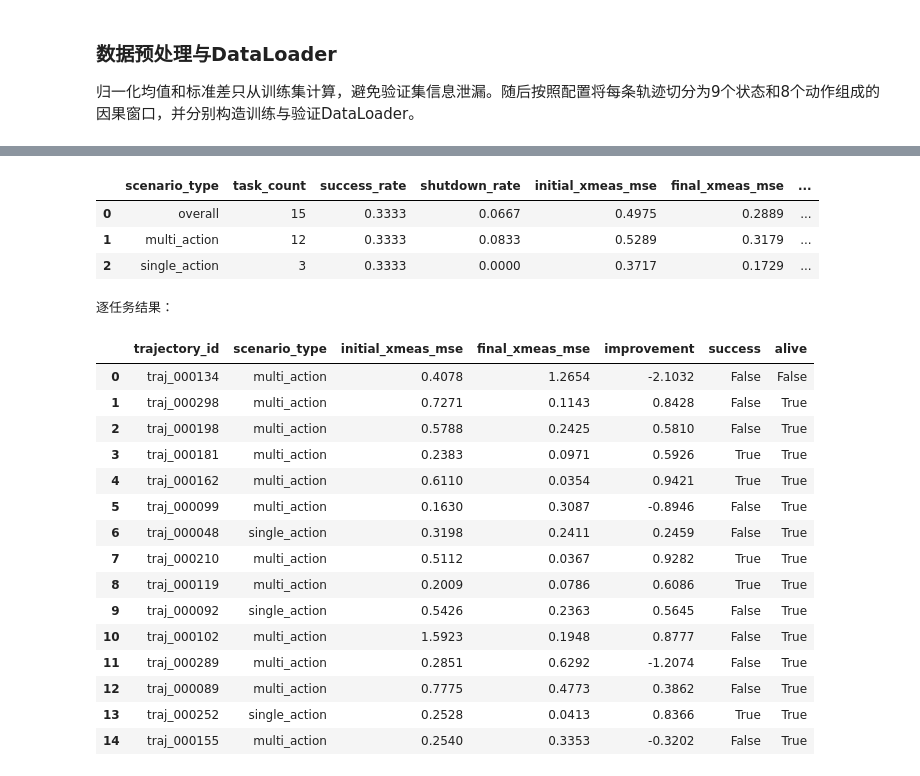
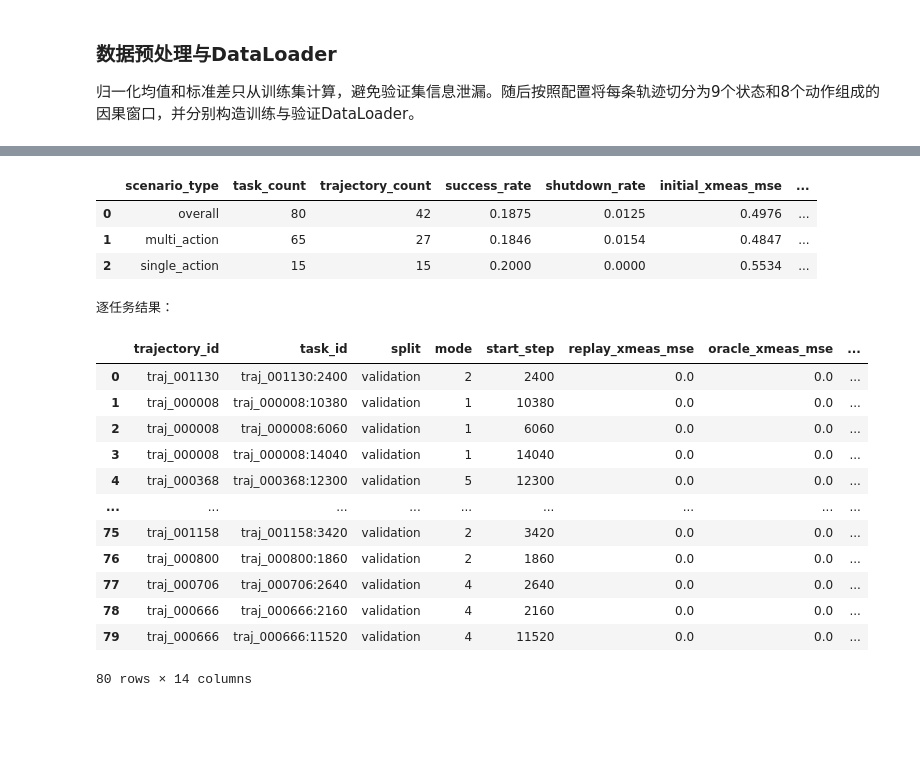
Before and after one commit to ShixiangLi/tepwm, a Jupyter notebook: tutorial/tep_tutorial.ipynb, the cells around one changed output, grey strips where cells are left out. Drawn from its saved outputs; the diff is of its cells as text; code cells hidden in the pictures; blank space fills up the shorter version.

```diff
--- a/tutorial/tep_tutorial.ipynb
+++ b/tutorial/tep_tutorial.ipynb
@@ -639,28 +569,30 @@ print(f"多步目标：{tuple(first_batch['rollout_targets'].shape)}")
 # %%
-# 自动使用全部可见GPU；多卡通过torchrun启动正式DDP训练。
-gpu_count = torch.cuda.device_count()
-print(f"可见GPU数量：{gpu_count}")
+# 多卡通过torchrun启动同一训练接口；TWM_GPUS可限制所用GPU。
+selected_gpus = os.environ.get("TWM_GPUS", "").strip()
+training_env = os.environ.copy()
+if selected_gpus:
+    gpu_ids = [item.strip() for item in selected_gpus.split(",") if item.strip()]
+    training_env["CUDA_VISIBLE_DEVICES"] = ",".join(gpu_ids)
+    gpu_count = len(gpu_ids)
+else:
+    gpu_count = torch.cuda.device_count()
 
+print(f"本次训练GPU数量：{gpu_count}")
 if gpu_count > 1:
     command = [
-        sys.executable,
-        "-m",
-        "torch.distributed.run",
-        "--standalone",
+        sys.executable, "-m", "torch.distributed.run", "--standalone",
         f"--nproc_per_node={gpu_count}",
         str(project_root / "scripts/train.py"),
-        "--config",
-        str(project_root / "configs/config.yaml"),
-        "--dataset-dir",
-        str(dataset_dir),
-        "--device",
-        "cuda",
+        "--config", str(project_root / "configs/config.yaml"),
+        "--dataset-dir", str(dataset_dir),
+        "--device", "cuda",
     ]
-    print(f"启动{gpu_count}卡DDP训练，全局批量大小：{gpu_count * training_config['batch_size']}")
-    subprocess.run(command, cwd=project_root, check=True)
-    training_result = None  # 检查点由DDP主进程写入配置目录。
+    effective_batch = (gpu_count * training_config['batch_size'] *
+                       training_config.get('gradient_accumulation_steps', 1))
+    print(f"启动DDP训练，有效全局批量大小：{effective_batch}")
+    subprocess.run(command, cwd=project_root, env=training_env, check=True)
+    training_result = None
 else:
-    # 单卡或CPU环境直接调用同一个训练接口。
     training_result = train_world_model(
         project_config,
         dataset_dir=dataset_dir,
@@ -754,12 +691,16 @@ plt.show()
 # %%
-# 批量执行测试任务，并统计整体及不同动作场景的成功率。
+# 只在验证集批量评估；调参完成后再单独运行一次测试集。
+planning_split = project_config["planning"]["validation_split"]
 planning_evaluation = evaluate_planning_tasks(
     checkpoint_path,
     dataset_dir,
     project_config,
+    split=planning_split,
     device=str(device),
 )
 
+print(f"数据划分：{planning_evaluation['split']}")
+print(f"任务筛选：{planning_evaluation['screening']}")
 print("规划评估汇总：")
 display(planning_evaluation["summary"].round(4))
 print("逐任务结果：")
@@ -768,25 +711,22 @@ display(planning_evaluation["per_task"].round(4))
 规划评估汇总：
-|  | scenario_type | task_count | success_rate | shutdown_rate | initial_xmeas_mse | final_xmeas_mse | ... |
-| 0 | overall | 15 | 0.3333 | 0.0667 | 0.4975 | 0.2889 | ... |
-| 1 | multi_action | 12 | 0.3333 | 0.0833 | 0.5289 | 0.3179 | ... |
-| 2 | single_action | 3 | 0.3333 | 0.0000 | 0.3717 | 0.1729 | ... |
+|  | scenario_type | task_count | trajectory_count | success_rate | shutdown_rate | initial_xmeas_mse | ... |
+| 0 | overall | 80 | 42 | 0.1875 | 0.0125 | 0.4976 | ... |
+| 1 | multi_action | 65 | 27 | 0.1846 | 0.0154 | 0.4847 | ... |
+| 2 | single_action | 15 | 15 | 0.2000 | 0.0000 | 0.5534 | ... |
 逐任务结果：
-|  | trajectory_id | scenario_type | initial_xmeas_mse | final_xmeas_mse | improvement | success | alive |
-| 0 | traj_000134 | multi_action | 0.4078 | 1.2654 | -2.1032 | False | False |
-| 1 | traj_000298 | multi_action | 0.7271 | 0.1143 | 0.8428 | False | True |
-| 2 | traj_000198 | multi_action | 0.5788 | 0.2425 | 0.5810 | False | True |
-| 3 | traj_000181 | multi_action | 0.2383 | 0.0971 | 0.5926 | True | True |
-| 4 | traj_000162 | multi_action | 0.6110 | 0.0354 | 0.9421 | True | True |
-| 5 | traj_000099 | multi_action | 0.1630 | 0.3087 | -0.8946 | False | True |
-| 6 | traj_000048 | single_action | 0.3198 | 0.2411 | 0.2459 | False | True |
-| 7 | traj_000210 | multi_action | 0.5112 | 0.0367 | 0.9282 | True | True |
-| 8 | traj_000119 | multi_action | 0.2009 | 0.0786 | 0.6086 | True | True |
-| 9 | traj_000092 | single_action | 0.5426 | 0.2363 | 0.5645 | False | True |
-| 10 | traj_000102 | multi_action | 1.5923 | 0.1948 | 0.8777 | False | True |
-| 11 | traj_000289 | multi_action | 0.2851 | 0.6292 | -1.2074 | False | True |
-| 12 | traj_000089 | multi_action | 0.7775 | 0.4773 | 0.3862 | False | True |
-| 13 | traj_000252 | single_action | 0.2528 | 0.0413 | 0.8366 | True | True |
-| 14 | traj_000155 | multi_action | 0.2540 | 0.3353 | -0.3202 | False | True |
+|  | trajectory_id | task_id | split | mode | start_step | replay_xmeas_mse | oracle_xmeas_mse | ... |
+| 0 | traj_001130 | traj_001130:2400 | validation | 2 | 2400 | 0.0 | 0.0 | ... |
+| 1 | traj_000008 | traj_000008:10380 | validation | 1 | 10380 | 0.0 | 0.0 | ... |
+| 2 | traj_000008 | traj_000008:6060 | validation | 1 | 6060 | 0.0 | 0.0 | ... |
+| 3 | traj_000008 | traj_000008:14040 | validation | 1 | 14040 | 0.0 | 0.0 | ... |
+| 4 | traj_000368 | traj_000368:12300 | validation | 5 | 12300 | 0.0 | 0.0 | ... |
+| ... | ... | ... | ... | ... | ... | ... | ... | ... |
+| 75 | traj_001158 | traj_001158:3420 | validation | 2 | 3420 | 0.0 | 0.0 | ... |
+| 76 | traj_000800 | traj_000800:1860 | validation | 2 | 1860 | 0.0 | 0.0 | ... |
+| 77 | traj_000706 | traj_000706:2640 | validation | 4 | 2640 | 0.0 | 0.0 | ... |
+| 78 | traj_000666 | traj_000666:2160 | validation | 4 | 2160 | 0.0 | 0.0 | ... |
+| 79 | traj_000666 | traj_000666:11520 | validation | 4 | 11520 | 0.0 | 0.0 | ... |
+80 rows × 14 columns
 # %%
 # 优先选择成功任务中改善程度居中的代表性案例；若均失败，则选择最具代表性的失败案例。
 planning_case = planning_evaluation["typical_case"]
```
Also changed, not shown: parts of 30 cells of this notebook, 7 other files.
